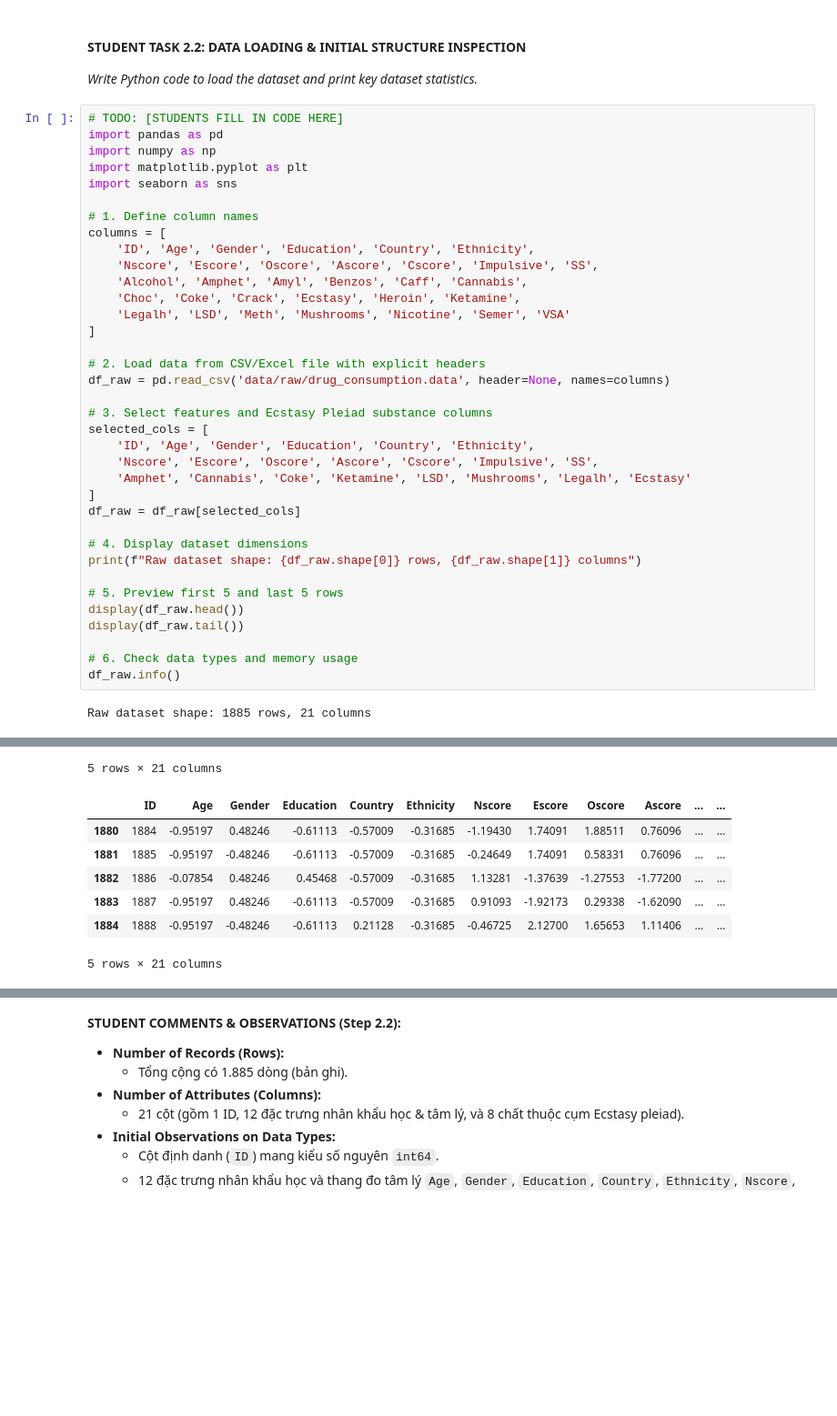
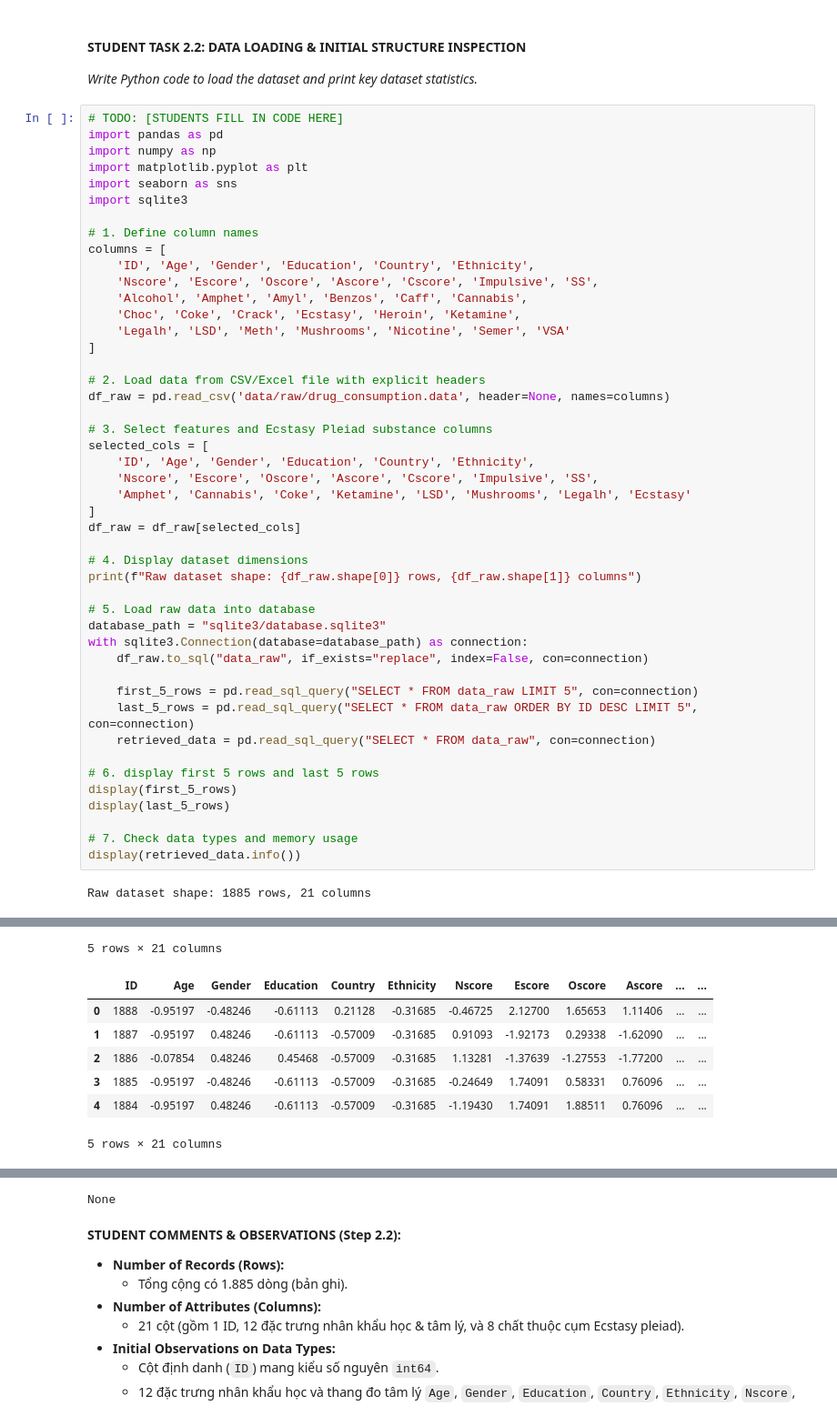
Before and after one commit to VicePlr/Classifying-Past-Month-Substance-Use-Using-Personality-and-Demographic-Features, a Jupyter notebook: Group_7_ongoing_1.ipynb, the cells around one changed output, grey strips where cells are left out. Shown at 91% size. Drawn from its saved outputs; the diff is of its cells as text; blank space fills up the shorter version.

```diff
--- a/Group_7_ongoing_1.ipynb
+++ b/Group_7_ongoing_1.ipynb
@@ -164,6 +164,7 @@ import pandas as pd
 import numpy as np
 import matplotlib.pyplot as plt
 import seaborn as sns
+import sqlite3
 
 # 1. Define column names
 columns = [
@@ -172,43 +173,52 @@ columns = [
     'Alcohol', 'Amphet', 'Amyl', 'Benzos', 'Caff', 'Cannabis',
     'Choc', 'Coke', 'Crack', 'Ecstasy', 'Heroin', 'Ketamine',
     'Legalh', 'LSD', 'Meth', 'Mushrooms', 'Nicotine', 'Semer', 'VSA'
 ]
 
 # 2. Load data from CSV/Excel file with explicit headers
 df_raw = pd.read_csv('data/raw/drug_consumption.data', header=None, names=columns)
 
 # 3. Select features and Ecstasy Pleiad substance columns
 selected_cols = [
     'ID', 'Age', 'Gender', 'Education', 'Country', 'Ethnicity',
     'Nscore', 'Escore', 'Oscore', 'Ascore', 'Cscore', 'Impulsive', 'SS',
     'Amphet', 'Cannabis', 'Coke', 'Ketamine', 'LSD', 'Mushrooms', 'Legalh', 'Ecstasy'
 ]
 df_raw = df_raw[selected_cols]
 
 # 4. Display dataset dimensions
 print(f"Raw dataset shape: {df_raw.shape[0]} rows, {df_raw.shape[1]} columns")
 
-# 5. Preview first 5 and last 5 rows
-display(df_raw.head())
-display(df_raw.tail())
+# 5. Load raw data into database
+database_path = "sqlite3/database.sqlite3"
+with sqlite3.Connection(database=database_path) as connection:
+    df_raw.to_sql("data_raw", if_exists="replace", index=False, con=connection)
 
-# 6. Check data types and memory usage
-df_raw.info()
+    first_5_rows = pd.read_sql_query("SELECT * FROM data_raw LIMIT 5", con=connection)
+    last_5_rows = pd.read_sql_query("SELECT * FROM data_raw ORDER BY ID DESC LIMIT 5", con=connection)
+    retrieved_data = pd.read_sql_query("SELECT * FROM data_raw", con=connection)
+
+# 6. display first 5 rows and last 5 rows
+display(first_5_rows)
+display(last_5_rows)
+
+# 7. Check data types and memory usage
+display(retrieved_data.info())
 # %% [output]
 Raw dataset shape: 1885 rows, 21 columns
 |  | ID | Age | Gender | Education | Country | Ethnicity | Nscore | Escore | Oscore | Ascore | ... | ... |
 | 0 | 1 | 0.49788 | 0.48246 | -0.05921 | 0.96082 | 0.12600 | 0.31287 | -0.57545 | -0.58331 | -0.91699 | ... | ... |
 | 1 | 2 | -0.07854 | -0.48246 | 1.98437 | 0.96082 | -0.31685 | -0.67825 | 1.93886 | 1.43533 | 0.76096 | ... | ... |
 | 2 | 3 | 0.49788 | -0.48246 | -0.05921 | 0.96082 | -0.31685 | -0.46725 | 0.80523 | -0.84732 | -1.62090 | ... | ... |
 | 3 | 4 | -0.95197 | 0.48246 | 1.16365 | 0.96082 | -0.31685 | -0.14882 | -0.80615 | -0.01928 | 0.59042 | ... | ... |
 | 4 | 5 | 0.49788 | 0.48246 | 1.98437 | 0.96082 | -0.31685 | 0.73545 | -1.63340 | -0.45174 | -0.30172 | ... | ... |
 5 rows × 21 columns
 |  | ID | Age | Gender | Education | Country | Ethnicity | Nscore | Escore | Oscore | Ascore | ... | ... |
-| 1880 | 1884 | -0.95197 | 0.48246 | -0.61113 | -0.57009 | -0.31685 | -1.19430 | 1.74091 | 1.88511 | 0.76096 | ... | ... |
-| 1881 | 1885 | -0.95197 | -0.48246 | -0.61113 | -0.57009 | -0.31685 | -0.24649 | 1.74091 | 0.58331 | 0.76096 | ... | ... |
-| 1882 | 1886 | -0.07854 | 0.48246 | 0.45468 | -0.57009 | -0.31685 | 1.13281 | -1.37639 | -1.27553 | -1.77200 | ... | ... |
-| 1883 | 1887 | -0.95197 | 0.48246 | -0.61113 | -0.57009 | -0.31685 | 0.91093 | -1.92173 | 0.29338 | -1.62090 | ... | ... |
-| 1884 | 1888 | -0.95197 | -0.48246 | -0.61113 | 0.21128 | -0.31685 | -0.46725 | 2.12700 | 1.65653 | 1.11406 | ... | ... |
+| 0 | 1888 | -0.95197 | -0.48246 | -0.61113 | 0.21128 | -0.31685 | -0.46725 | 2.12700 | 1.65653 | 1.11406 | ... | ... |
+| 1 | 1887 | -0.95197 | 0.48246 | -0.61113 | -0.57009 | -0.31685 | 0.91093 | -1.92173 | 0.29338 | -1.62090 | ... | ... |
+| 2 | 1886 | -0.07854 | 0.48246 | 0.45468 | -0.57009 | -0.31685 | 1.13281 | -1.37639 | -1.27553 | -1.77200 | ... | ... |
+| 3 | 1885 | -0.95197 | -0.48246 | -0.61113 | -0.57009 | -0.31685 | -0.24649 | 1.74091 | 0.58331 | 0.76096 | ... | ... |
+| 4 | 1884 | -0.95197 | 0.48246 | -0.61113 | -0.57009 | -0.31685 | -1.19430 | 1.74091 | 1.88511 | 0.76096 | ... | ... |
 5 rows × 21 columns
 <class 'pandas.DataFrame'>
 RangeIndex: 1885 entries, 0 to 1884
@@ -227,6 +237,7 @@ Data columns (total 21 columns):
  20  Ecstasy    1885 non-null   str
 dtypes: float64(12), int64(1), str(8)
 memory usage: 353.6 KB
+None
 # %% [markdown]
 **STUDENT COMMENTS & OBSERVATIONS (Step 2.2):**
 
```
Also changed, not shown: parts of 7 cells of this notebook, 1 other file.
